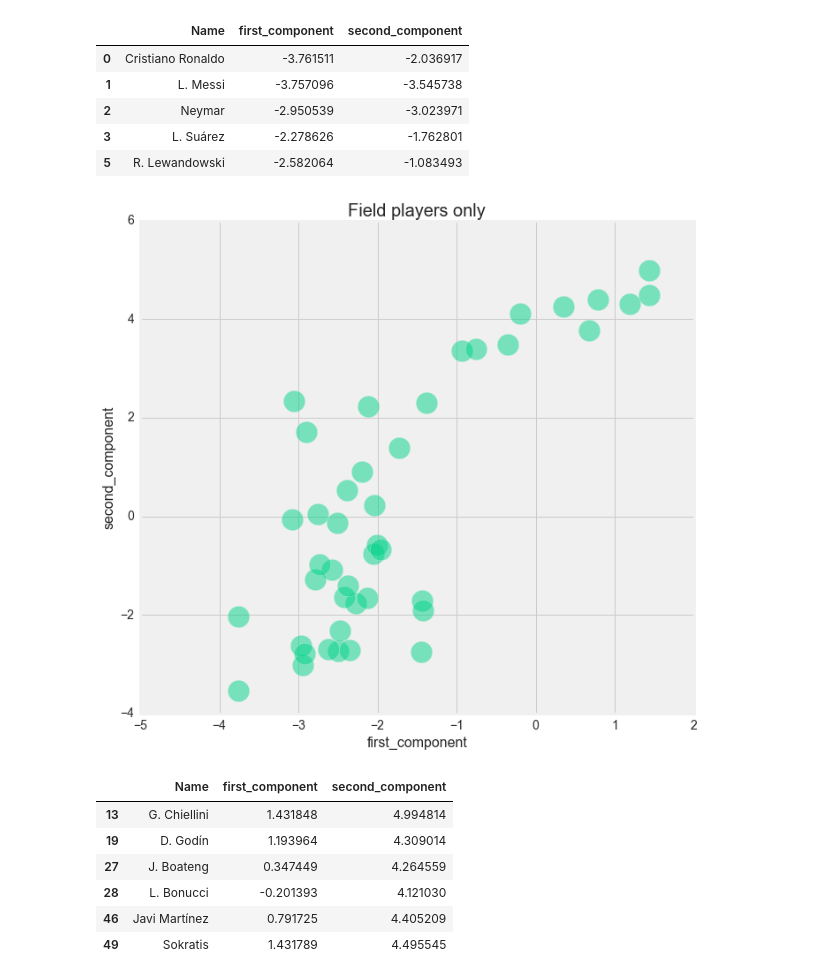
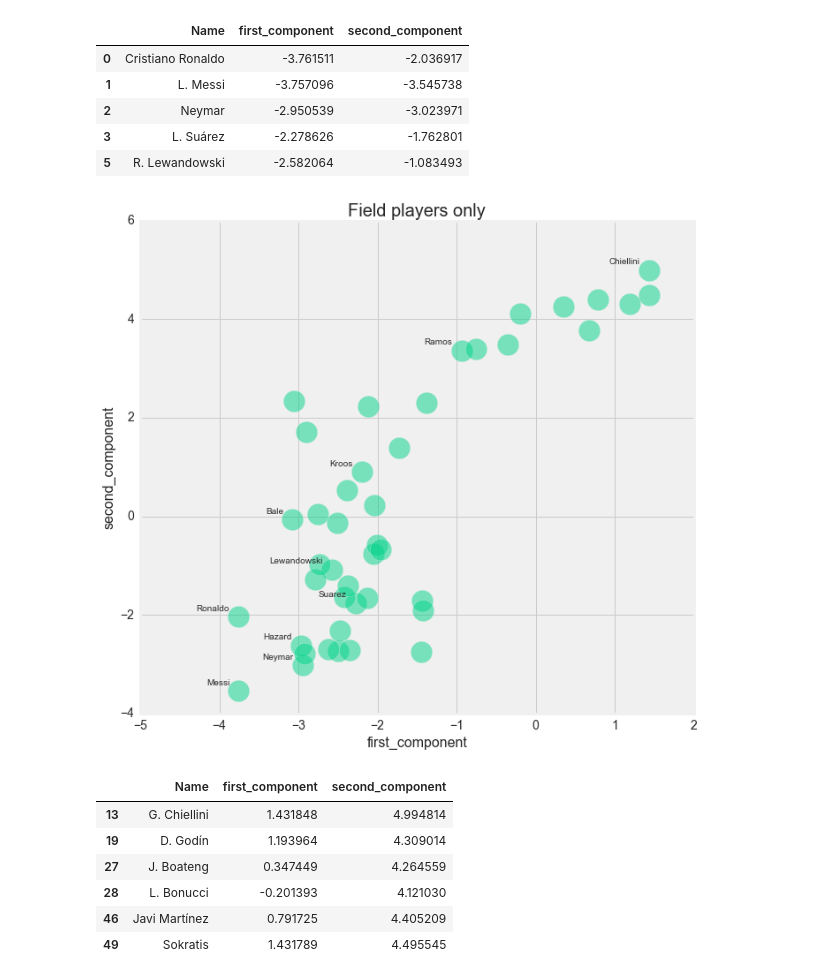
Before and after one commit to adrialuzllompart/fifa-2018, a Jupyter notebook: notebooks/EDA and PCA.ipynb, the cells around one changed output. Drawn from its saved outputs; the diff is of its cells as text; code cells hidden in the pictures.

```diff
--- a/notebooks/EDA and PCA.ipynb
+++ b/notebooks/EDA and PCA.ipynb
@@ -278,4 +316,14 @@ ax.set_title('Field players vs. Goalkeepers', size=20)
 ax.set_xlabel('first_component', size=16)
 ax.set_ylabel('second_component', size=16)
 ax.tick_params(labelsize=14)
+
+labels = ['Ronaldo', 'Messi', 'Neymar', 'Suarez', 'Neuer',
+         'Lewandowski', 'De Gea', 'Hazard', 'Kroos',
+         '', 'Ramos', 'Bale', 'Buffon', 'Chiellini']
+
+for label, x, y in zip(labels,
+                       final.first_component,
+                       final.second_component):
+    ax.annotate(label, xy=(x, y), xytext=(-10, 5),
+               textcoords='offset points', ha='right', va='bottom')
 # %% [output]
@@ -315,15 +363,25 @@ field_players.head()
 # %%
 fig, ax = plt.subplots(1, 1, figsize=(10, 10))
 
 ax.scatter(field_players.first_component, field_players.second_component, s=600,
            alpha=0.5, c='#00D48A')
 
 ax.set_title('Field players only', size=20)
 ax.set_xlabel('first_component', size=16)
 ax.set_ylabel('second_component', size=16)
 ax.tick_params(labelsize=14)
+
+labels = ['Ronaldo', 'Messi', 'Neymar', 'Suarez',
+         'Lewandowski', 'Hazard', 'Kroos',
+         '', 'Ramos', 'Bale', 'Chiellini']
+
+for label, x, y in zip(labels,
+                       field_players.first_component,
+                       field_players.second_component):
+    ax.annotate(label, xy=(x, y), xytext=(-10, 5),
+               textcoords='offset points', ha='right', va='bottom')
 # %% [output]
-[figure, old version]
+[figure, new version]
 # %%
 field_players.loc[field_players.second_component > 4, :]
 # %% [output]
```
Also changed, not shown: parts of 13 cells of this notebook.
